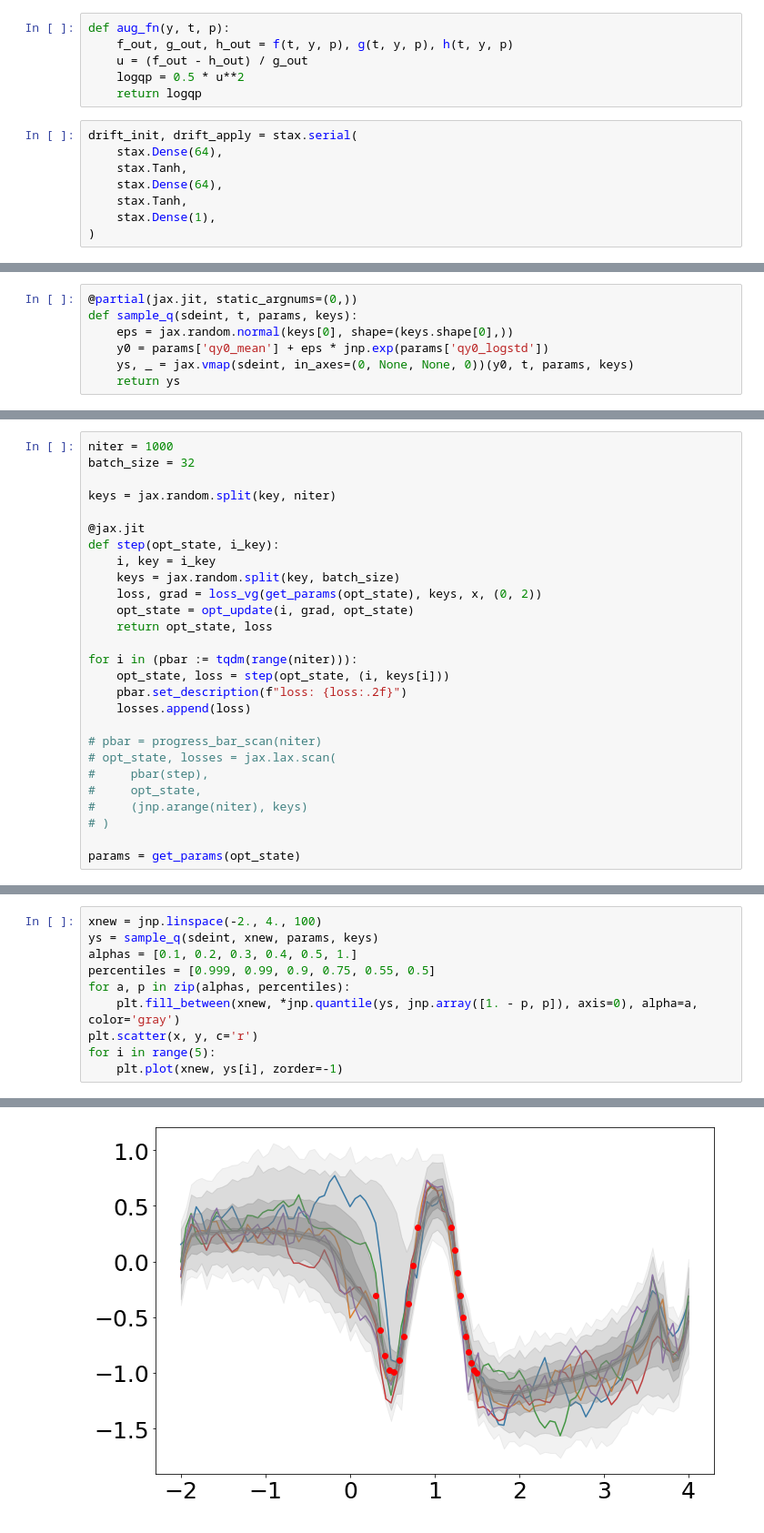
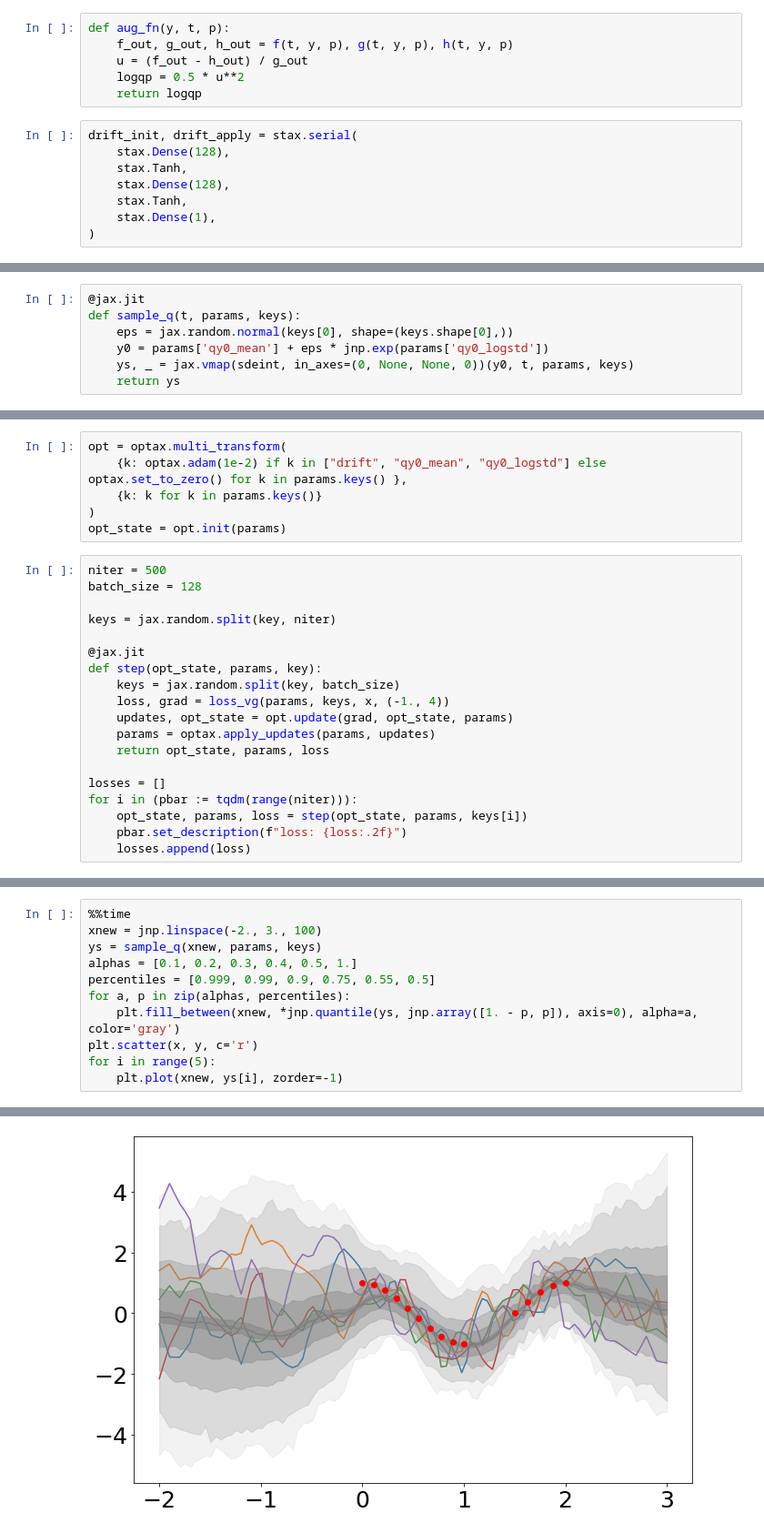
Before and after one commit to al-jshen/jx, a Jupyter notebook: notebooks/sde.ipynb, the cells around one changed output, grey strips where cells are left out. Shown: that part at 91% size. Drawn from its saved outputs; the diff is of its cells as text.

Commit message:
use optax for latent sde
allows for masked updates (cleaner way to mix tunable and fixed parameters)

```diff
--- a/notebooks/sde.ipynb
+++ b/notebooks/sde.ipynb
@@ -373,9 +379,9 @@ def aug_fn(y, t, p):
     return logqp
 # %%
 drift_init, drift_apply = stax.serial(
-    stax.Dense(64),
+    stax.Dense(128),
     stax.Tanh,
-    stax.Dense(64),
+    stax.Dense(128),
     stax.Tanh,
     stax.Dense(1),
 )
@@ -420,8 +427,8 @@ def loss_fn(params, keys, ts, bounds):
 
 loss_vg = jax.jit(jax.value_and_grad(loss_fn))
 # %%
-@partial(jax.jit, static_argnums=(0,))
-def sample_q(sdeint, t, params, keys):
+@jax.jit
+def sample_q(t, params, keys):
     eps = jax.random.normal(keys[0], shape=(keys.shape[0],))
     y0 = params['qy0_mean'] + eps * jnp.exp(params['qy0_logstd'])
     ys, _ = jax.vmap(sdeint, in_axes=(0, None, None, 0))(y0, t, params, keys)
@@ -433,30 +443,28 @@ opt_state = opt_init(params)
+# %%
+opt = optax.multi_transform(
+    {k: optax.adam(1e-2) if k in ["drift", "qy0_mean", "qy0_logstd"] else optax.set_to_zero() for k in params.keys() },
+    {k: k for k in params.keys()}
+)
+opt_state = opt.init(params)
 # %%
-niter = 1000
-batch_size = 32
+niter = 500
+batch_size = 128
 
 keys = jax.random.split(key, niter)
 
 @jax.jit
-def step(opt_state, i_key):
-    i, key = i_key
+def step(opt_state, params, key):
     keys = jax.random.split(key, batch_size)
-    loss, grad = loss_vg(get_params(opt_state), keys, x, (0, 2))
-    opt_state = opt_update(i, grad, opt_state)
-    return opt_state, loss
+    loss, grad = loss_vg(params, keys, x, (-1., 4))
+    updates, opt_state = opt.update(grad, opt_state, params)
+    params = optax.apply_updates(params, updates)
+    return opt_state, params, loss
 
+losses = []
 for i in (pbar := tqdm(range(niter))):
-    opt_state, loss = step(opt_state, (i, keys[i]))
+    opt_state, params, loss = step(opt_state, params, keys[i])
     pbar.set_description(f"loss: {loss:.2f}")
     losses.append(loss)
-
-# pbar = progress_bar_scan(niter)
-# opt_state, losses = jax.lax.scan(
-#     pbar(step),
-#     opt_state,
-#     (jnp.arange(niter), keys)
-# )
-
-params = get_params(opt_state)
 # %%
 plt.plot(losses)
 # %% [output]
@@ -465,6 +473,7 @@ plt.plot(losses)
 # %%
-xnew = jnp.linspace(-2., 4., 100)
-ys = sample_q(sdeint, xnew, params, keys)
+%%time
+xnew = jnp.linspace(-2., 3., 100)
+ys = sample_q(xnew, params, keys)
 alphas = [0.1, 0.2, 0.3, 0.4, 0.5, 1.]
 percentiles = [0.999, 0.99, 0.9, 0.75, 0.55, 0.5]
 for a, p in zip(alphas, percentiles):
@@ -476 +487 @@ for i in range(5):
-[figure, old version]
+[figure, new version]
```
Also changed, not shown: parts of 25 cells of this notebook, 3 other files.
